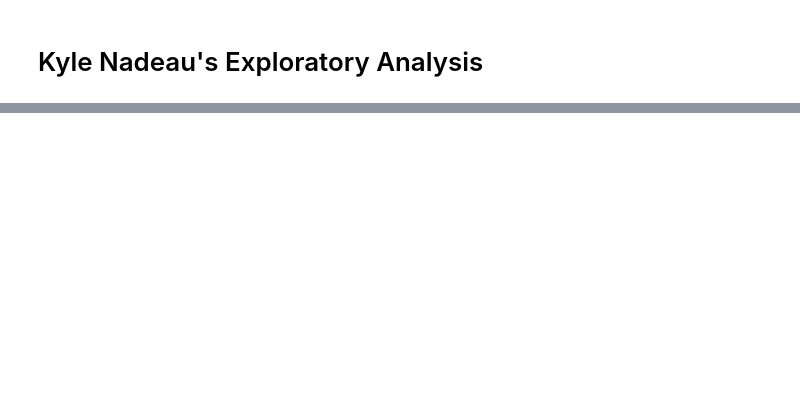
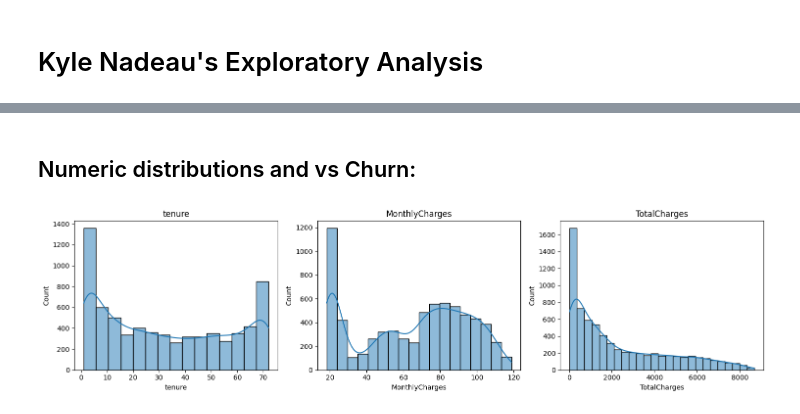
Before and after one commit to Hilary-Henshaw/dsp557-capstone-team5, a Jupyter notebook: notebooks/exploration/kn_data_exploration.ipynb, the cells around one changed output, grey strips where cells are left out. Drawn from its saved outputs; the diff is of its cells as text; code cells hidden in the pictures; blank space fills up the shorter version.

```diff
--- a/notebooks/exploration/kn_data_exploration.ipynb
+++ b/notebooks/exploration/kn_data_exploration.ipynb
@@ -53,0 +206,16 @@ Name: count, dtype: int64
+# %% [markdown]
+## Numeric distributions and vs Churn:
+# %%
+num_cols = ["tenure", "MonthlyCharges", "TotalCharges"]
+num_cols = [c for c in num_cols if c in data.columns]
+
+fig, axes = plt.subplots(1, len(num_cols), figsize=(5 * len(num_cols), 4))
+if len(num_cols) == 1:
+    axes = [axes]
+for ax, col in zip(axes, num_cols):
+    sns.histplot(data=data, x=col, kde=True, ax=ax)
+    ax.set_title(col)
+plt.tight_layout()
+plt.show()
+# %% [output]
+[figure, added]
```
Also changed, not shown: parts of 27 cells of this notebook, 6 other files.
